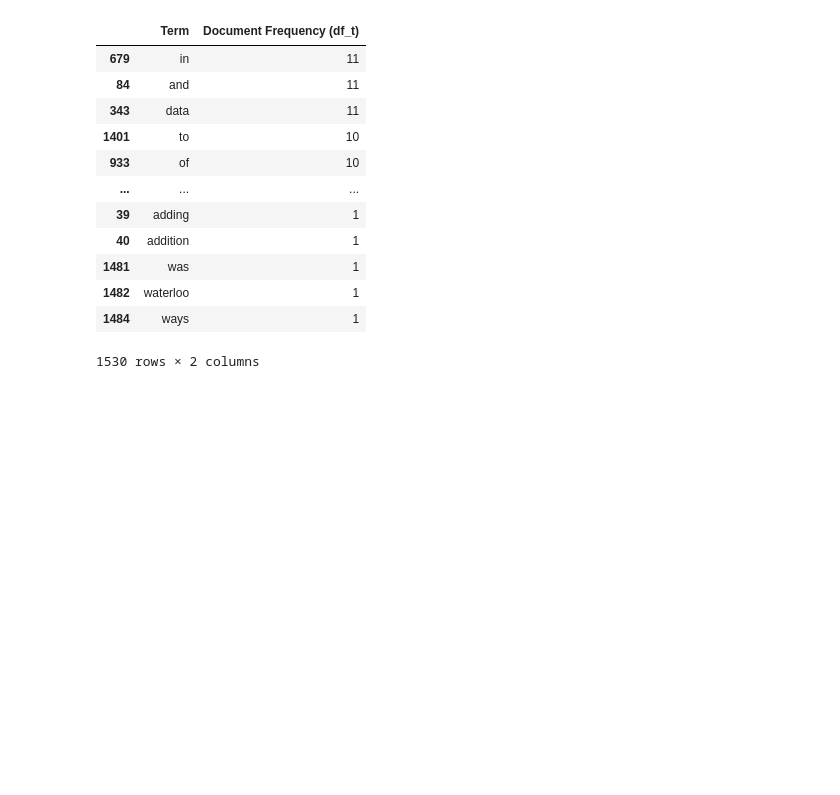
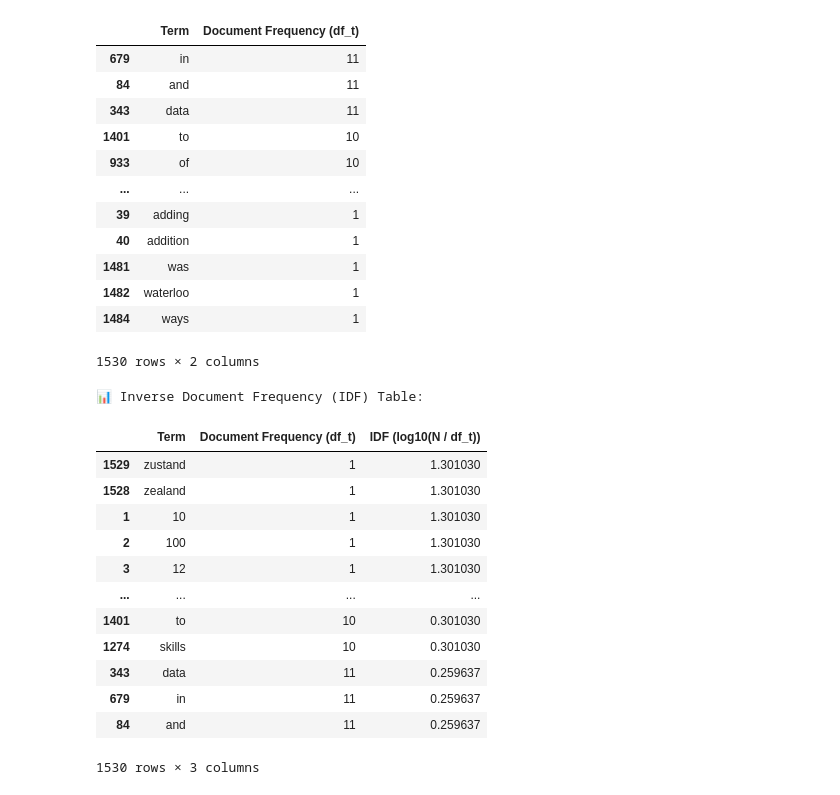
Before and after one commit to theRedeemer997/IRBasics-VectorSpaceProximity-workshop, a Jupyter notebook: IRBasics_VectorSpaceProximity.ipynb, the cells around one changed output. Cells and saved outputs as stored; diff of their text form; code cells hidden in the pictures; blank space fills up the shorter version.

```diff
--- a/IRBasics_VectorSpaceProximity.ipynb
+++ b/IRBasics_VectorSpaceProximity.ipynb
@@ -544,3 +544,50 @@ display(df_table)
 | 1482 | waterloo | 1 |
 | 1484 | ways | 1 |
 1530 rows × 2 columns
+# %%
+# 📘 Example: Inverse Document Frequency (IDF)
+
+import pandas as pd
+import numpy as np
+from sklearn.feature_extraction.text import CountVectorizer
+
+
+# Total number of documents
+N = len(documents)
+
+# Use CountVectorizer to get document-term matrix
+vectorizer = CountVectorizer()
+X = vectorizer.fit_transform(documents)
+terms = vectorizer.get_feature_names_out()
+X_array = X.toarray()
+
+# Compute document frequency for each term
+df_counts = (X_array > 0).sum(axis=0)
+
+# Compute IDF using log base 10
+idf_values = np.log10(N / df_counts)
+
+# Build a DataFrame for display
+idf_table = pd.DataFrame({
+    "Term": terms,
+    "Document Frequency (df_t)": df_counts,
+    "IDF (log10(N / df_t))": idf_values
+}).sort_values("IDF (log10(N / df_t))", ascending=False)
+
+print("📊 Inverse Document Frequency (IDF) Table:")
+display(idf_table)
+# %% [output]
+📊 Inverse Document Frequency (IDF) Table:
+|  | Term | Document Frequency (df_t) | IDF (log10(N / df_t)) |
+| 1529 | zustand | 1 | 1.301030 |
+| 1528 | zealand | 1 | 1.301030 |
+| 1 | 10 | 1 | 1.301030 |
+| 2 | 100 | 1 | 1.301030 |
+| 3 | 12 | 1 | 1.301030 |
+| ... | ... | ... | ... |
+| 1401 | to | 10 | 0.301030 |
+| 1274 | skills | 10 | 0.301030 |
+| 343 | data | 11 | 0.259637 |
+| 679 | in | 11 | 0.259637 |
+| 84 | and | 11 | 0.259637 |
+1530 rows × 3 columns
```
